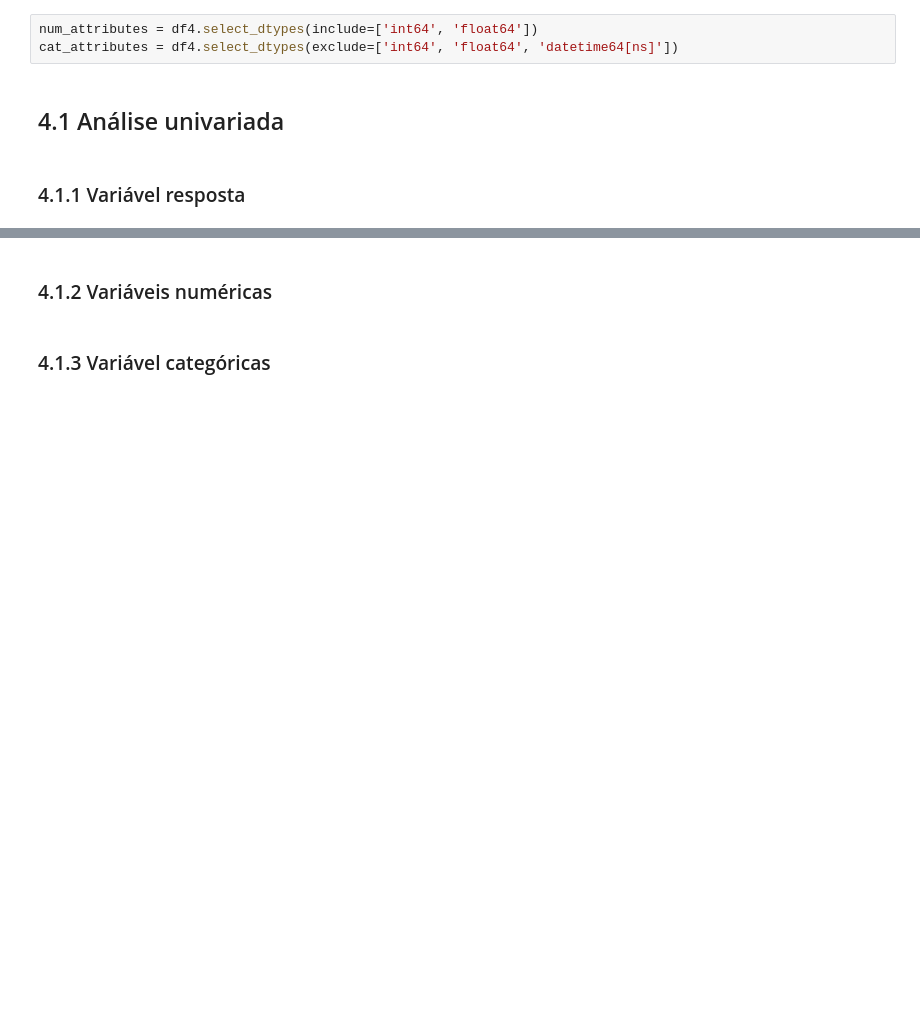
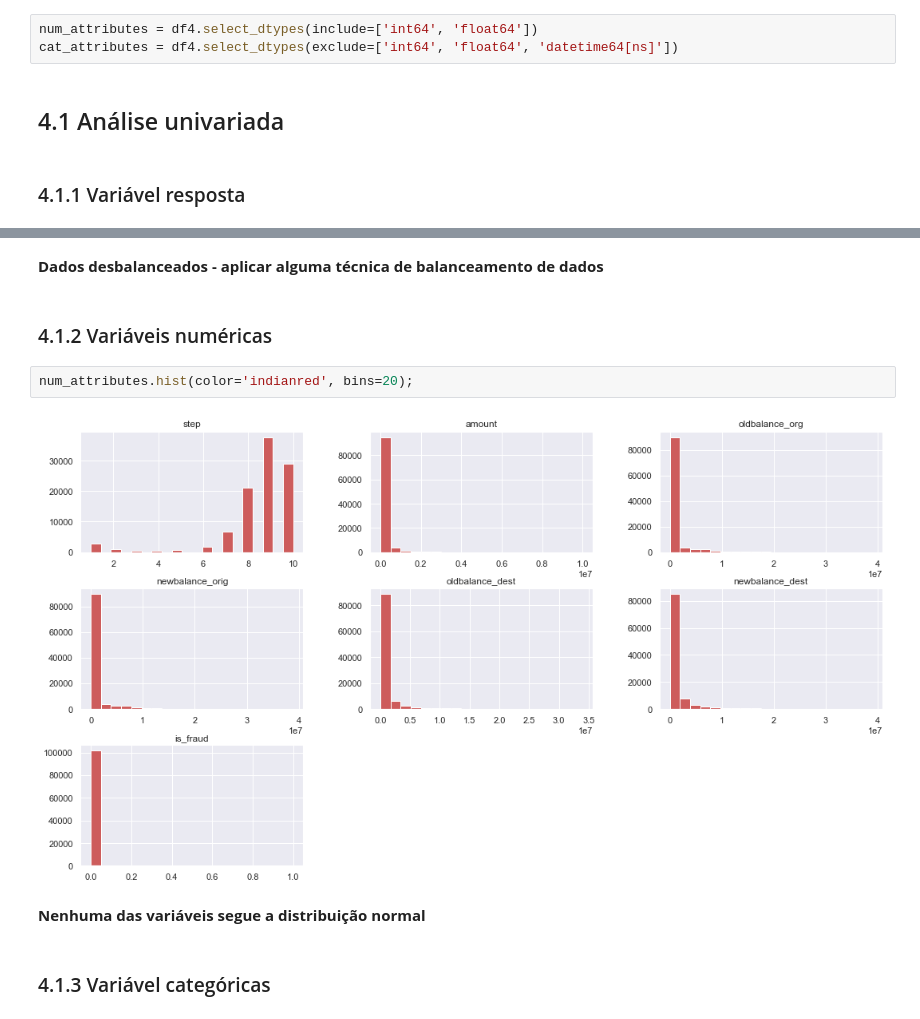
Before and after one commit to brasil95/fraud-detection-alura, a Jupyter notebook: notebooks/01_vcb_fraud_detection_pipeline.ipynb, the cells around one changed output, grey strips where cells are left out. Cells and saved outputs as stored; diff of their text form; blank space fills up the shorter version.

```diff
--- a/notebooks/01_vcb_fraud_detection_pipeline.ipynb
+++ b/notebooks/01_vcb_fraud_detection_pipeline.ipynb
@@ -278,4 +285,12 @@ cat_attributes = df4.select_dtypes(exclude=['int64', 'float64', 'datetime64[ns]'
+# %% [markdown]
+**Dados desbalanceados - aplicar alguma técnica de balanceamento de dados**
 # %% [markdown]
 ### 4.1.2 Variáveis numéricas
+# %%
+num_attributes.hist(color='indianred', bins=20);
+# %% [output]
+[figure, added]
+# %% [markdown]
+**Nenhuma das variáveis segue a distribuição normal**
 # %% [markdown]
 ### 4.1.3 Variável categóricas
```
Also changed, not shown: parts of 34 cells of this notebook.
